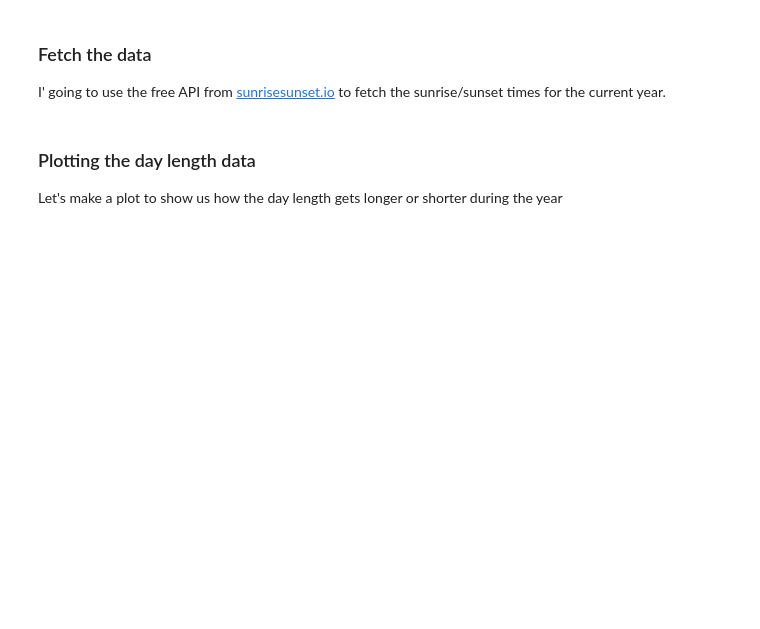
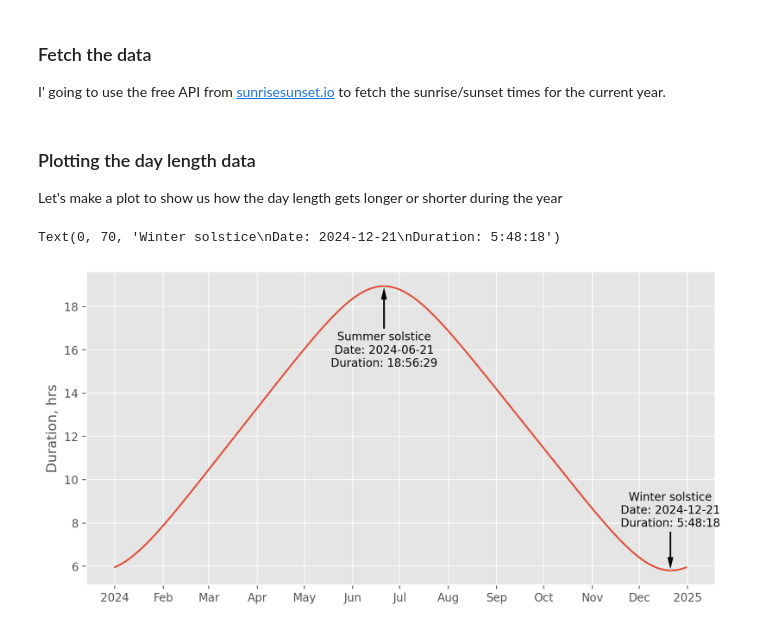
Before and after one commit to tindandelion/days-of-light, a Jupyter notebook: days-of-light.ipynb, the cells around one changed output. Drawn from its saved outputs; the diff is of its cells as text; code cells hidden in the pictures; blank space fills up the shorter version.

```diff
--- a/days-of-light.ipynb
+++ b/days-of-light.ipynb
@@ -61,4 +61,44 @@ import matplotlib.dates as mdates
 %config InlineBackend.figure_format='retina'
 
 plt.style.use('ggplot')
+# %%
+data = request_day_length_data(Helsinki)
+
+xx = np.array([d.date for d in data])
+duration_yy = np.array([d.as_hours() for d in data])
+duration_incr_yy = np.ediff1d(duration_yy) * 60
+summer_solstice_idx = np.argmax(duration_yy)
+winter_solstice_idx = np.argmin(duration_yy)
+
+fig, ax1 = plt.subplots(figsize=(10, 5))
+
+ax1.plot(xx, duration_yy)
+ax1.set_ylabel('Duration, hrs')
+
+ax1.xaxis.set_major_locator(mdates.MonthLocator())
+ax1.xaxis.set_major_formatter(mdates.ConciseDateFormatter(ax1.xaxis.get_major_locator()))
+ax1.spines['top'].set_visible(False)
+ax1.spines['right'].set_visible(False)
+
+summer_solstice = data[summer_solstice_idx]
+winter_solstice = data[winter_solstice_idx]
+
+ax1.annotate('Summer solstice\nDate: {}\nDuration: {}'.format(summer_solstice.date, summer_solstice.duration),
+             xy=(xx[summer_solstice_idx], duration_yy[summer_solstice_idx]),
+             xycoords='data',
+             xytext=(0, -40),
+             textcoords='offset points',
+             va='top', ha='center',
+             arrowprops=dict(facecolor='black', width=2, headwidth=6))
+
+ax1.annotate('Winter solstice\nDate: {}\nDuration: {}'.format(winter_solstice.date, winter_solstice.duration),
+             xy=(xx[winter_solstice_idx], duration_yy[winter_solstice_idx]),
+             xycoords='data',
+             xytext=(0, 70),
+             textcoords='offset points',
+             va='top', ha='center',
+             arrowprops=dict(facecolor='black', width=2, headwidth=6))
+# %% [output]
+Text(0, 70, 'Winter solstice\nDate: 2024-12-21\nDuration: 5:48:18')
+[figure, added]
 # %%
```
Also changed, not shown: parts of 1 cell of this notebook, 4 other files.
